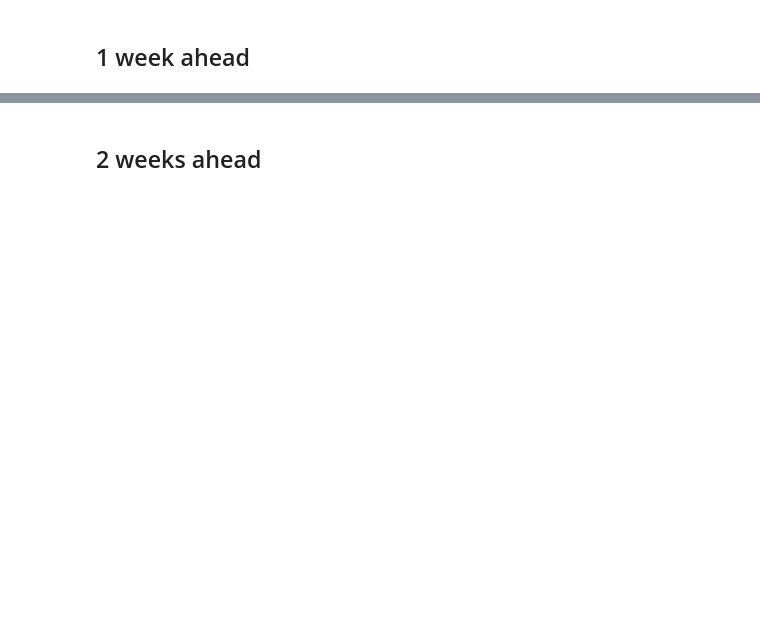
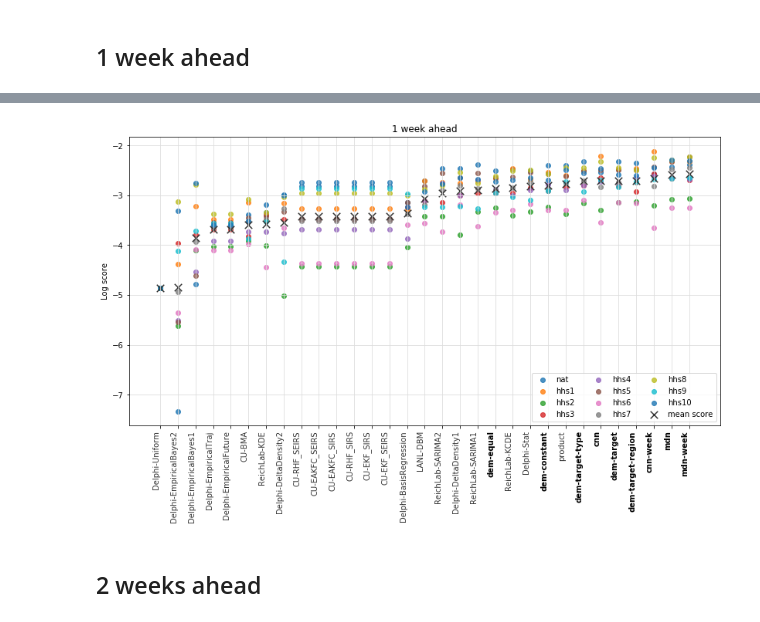
Before and after one commit to reichlab/neural-stack, a Jupyter notebook: notebooks/4.0-results-collaborative.ipynb, the cells around one changed output, grey strips where cells are left out. Saved outputs shown, nothing was run; the diff lists cells and outputs as text; code cells hidden in the pictures; blank space fills up the shorter version.

```diff
--- a/notebooks/4.0-results-collaborative.ipynb
+++ b/notebooks/4.0-results-collaborative.ipynb
@@ -128,2 +93,6 @@ plot_target(1)
+# %%
+plot_target(lambda x: x == "1", "1 week ahead")
+# %% [output]
+[figure, added]
 # %% [markdown]
 ## 2 weeks ahead
```
Also changed, not shown: parts of 26 cells of this notebook, 21 other files.
